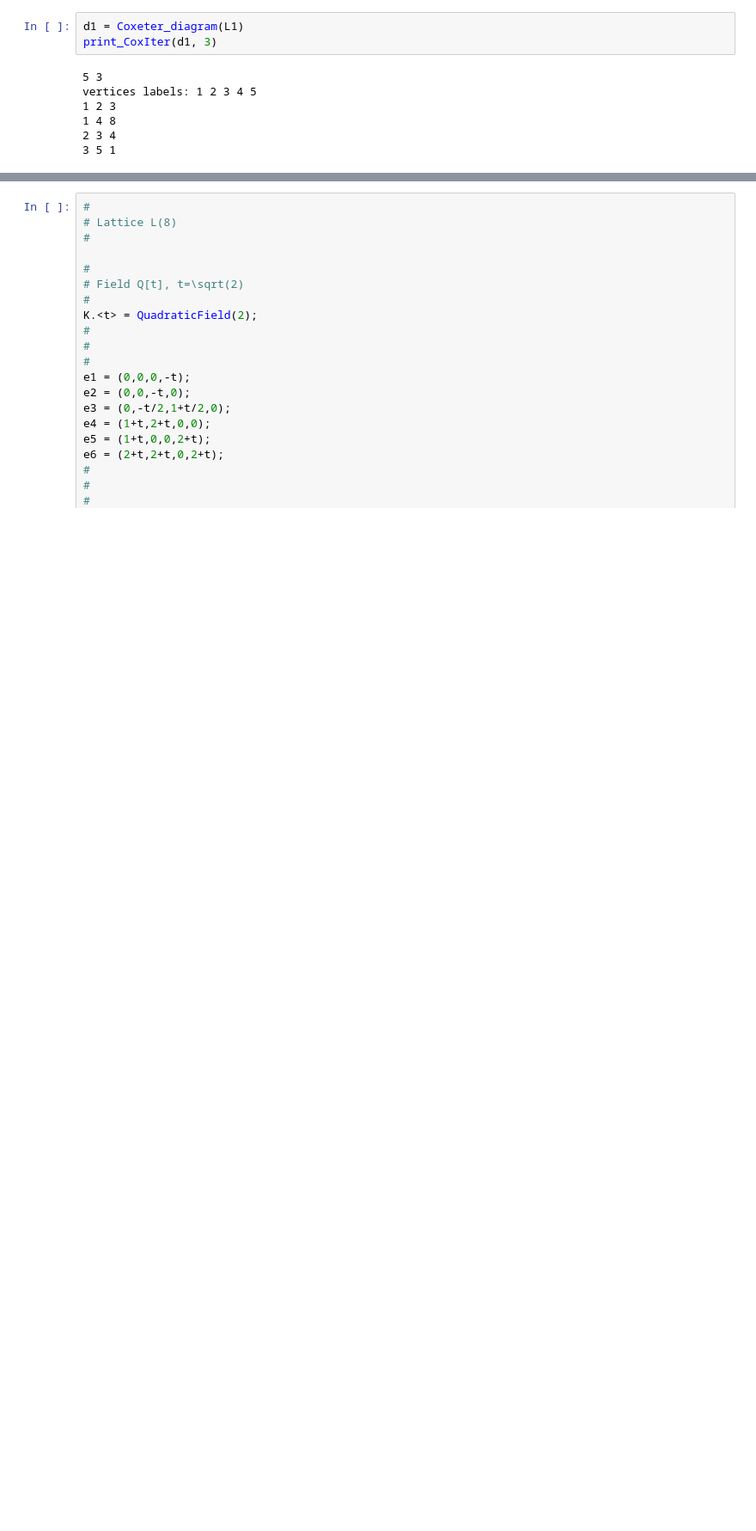
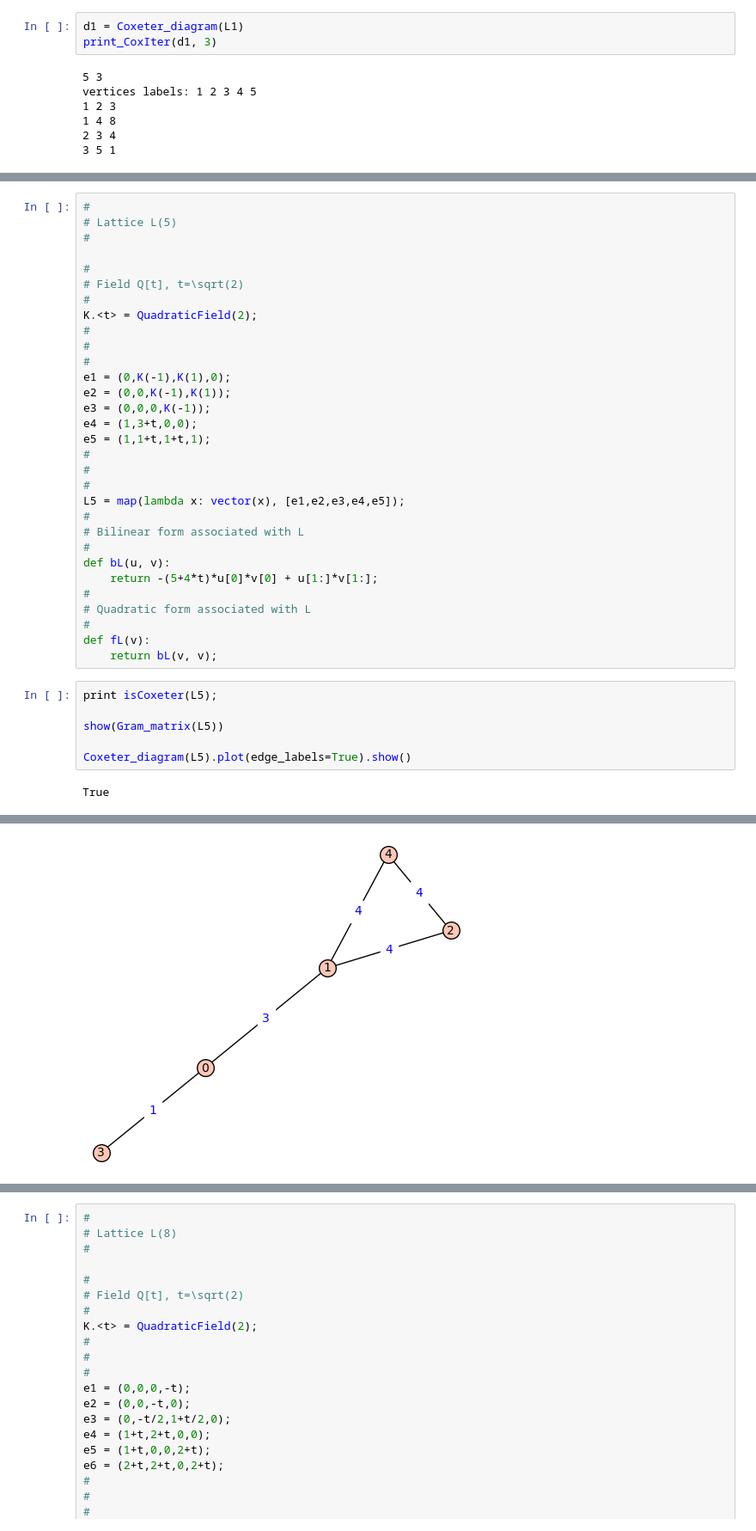
Before and after one commit to nvbogachev/OuterMostEdge, a Jupyter notebook: SmaRBA.ipynb, the cells around one changed output, grey strips where cells are left out. Shown at 86% size. Drawn from its saved outputs; the diff is of its cells as text; blank space fills up the shorter version.

```diff
--- a/SmaRBA.ipynb
+++ b/SmaRBA.ipynb
@@ -446,0 +522,39 @@ vertices labels: 1 2 3 4 5
+# %%
+#
+# Lattice L(5)
+#
+
+#
+# Field Q[t], t=\sqrt(2)
+#
+K.<t> = QuadraticField(2);
+#
+#
+#
+e1 = (0,K(-1),K(1),0);
+e2 = (0,0,K(-1),K(1));
+e3 = (0,0,0,K(-1));
+e4 = (1,3+t,0,0);
+e5 = (1,1+t,1+t,1);
+#
+#
+#
+L5 = map(lambda x: vector(x), [e1,e2,e3,e4,e5]);
+#
+# Bilinear form associated with L
+#
+def bL(u, v):
+    return -(5+4*t)*u[0]*v[0] + u[1:]*v[1:];
+#
+# Quadratic form associated with L
+#
+def fL(v):
+    return bL(v, v);
+# %%
+print isCoxeter(L5);
+
+show(Gram_matrix(L5))
+
+Coxeter_diagram(L5).plot(edge_labels=True).show()
+# %% [output]
+True
@@ -446,0 +566 @@ vertices labels: 1 2 3 4 5
+[figure, added]
```
Also changed, not shown: parts of 17 cells of this notebook.
